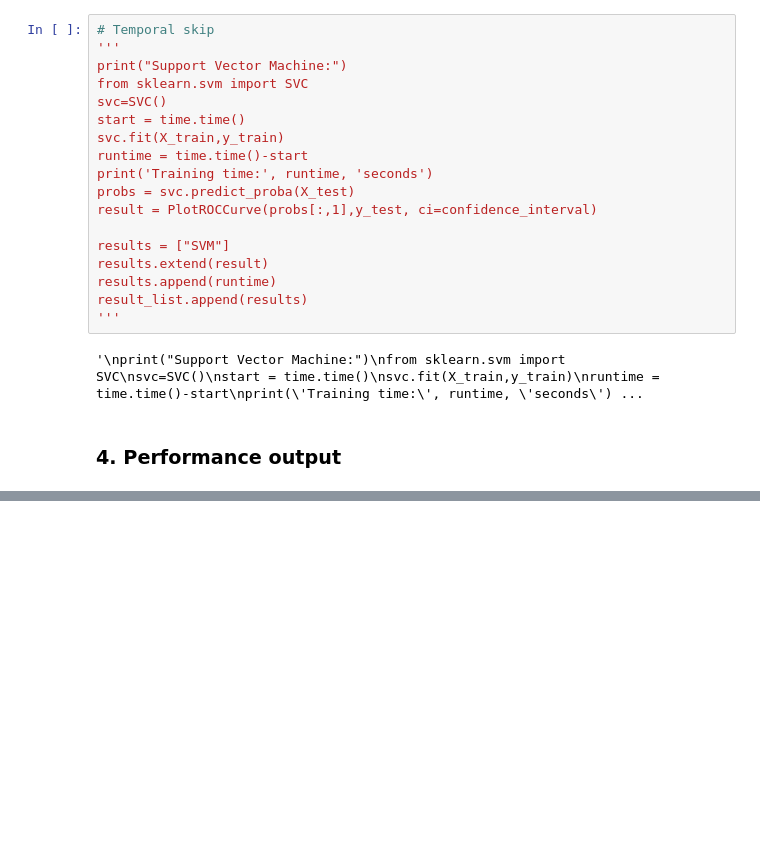
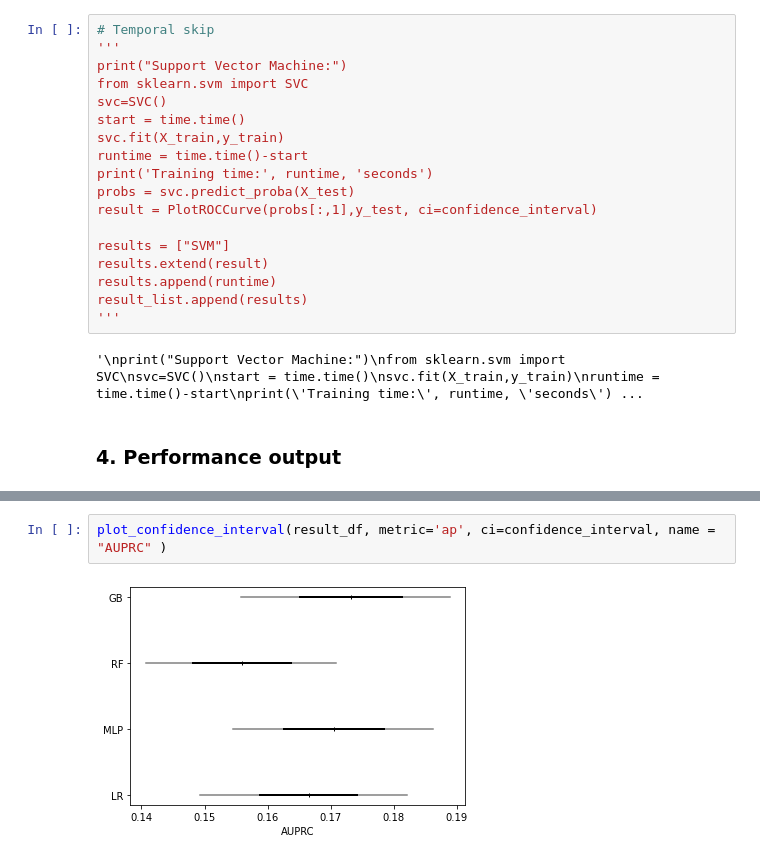
Before and after one commit to nliulab/mimic4ed-benchmark, a Jupyter notebook: Benchmark_scripts/Model_72h_ed_revisit_disposition.ipynb, the cells around one changed output, grey strips where cells are left out. Saved outputs shown, nothing was run; the diff lists cells and outputs as text; blank space fills up the shorter version.

```diff
--- a/Benchmark_scripts/Model_72h_ed_revisit_disposition.ipynb
+++ b/Benchmark_scripts/Model_72h_ed_revisit_disposition.ipynb
@@ -264,3 +272,7 @@ plot_confidence_interval(result_df, metric='auroc', ci=confidence_interval)
+# %%
+plot_confidence_interval(result_df, metric='ap', ci=confidence_interval, name = "AUPRC" )
+# %% [output]
+[figure, added]
 # %%
 importance_df = pd.DataFrame(zip(variable, importances), columns=['Variable','Importance'])
 importance_df.to_csv(os.path.join(path, 'importances_72h_ed_revisit_disposition.csv'))
```
Also changed, not shown: parts of 8 cells of this notebook, 3 other files.
